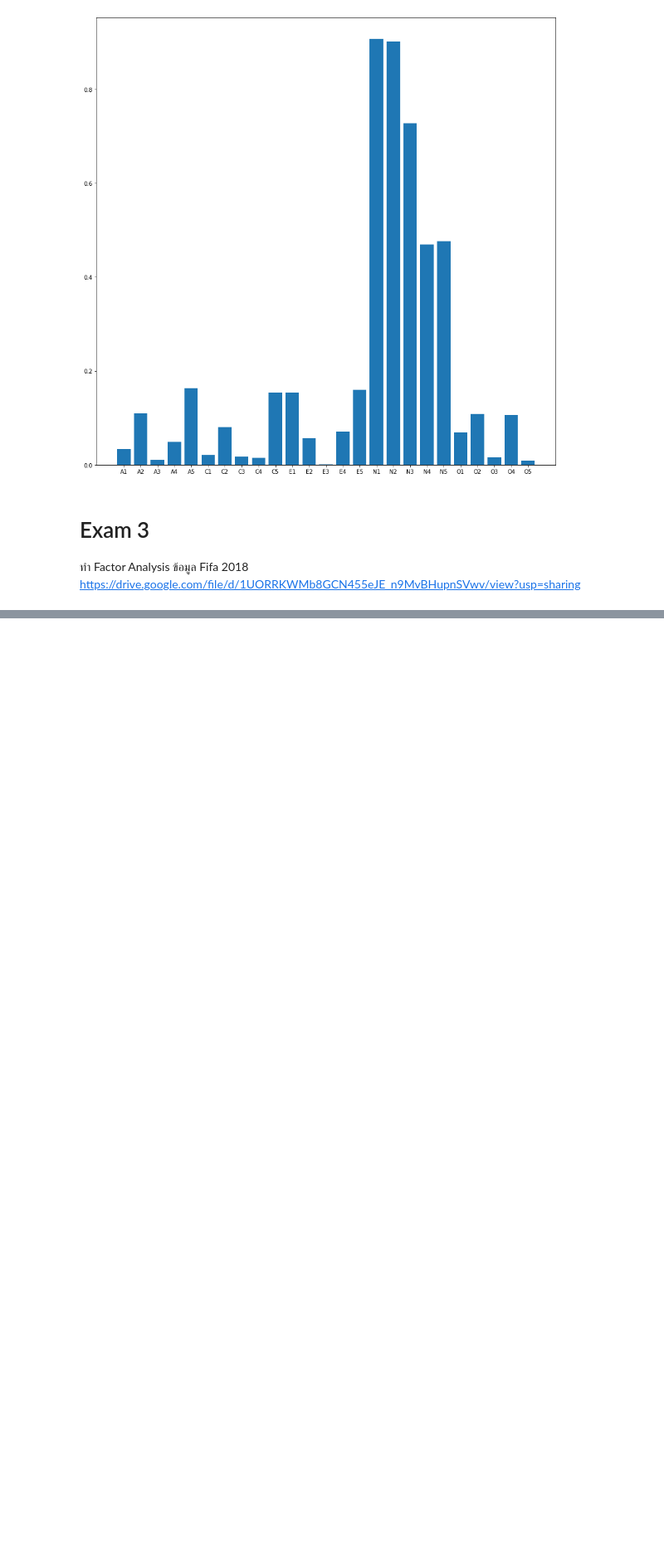
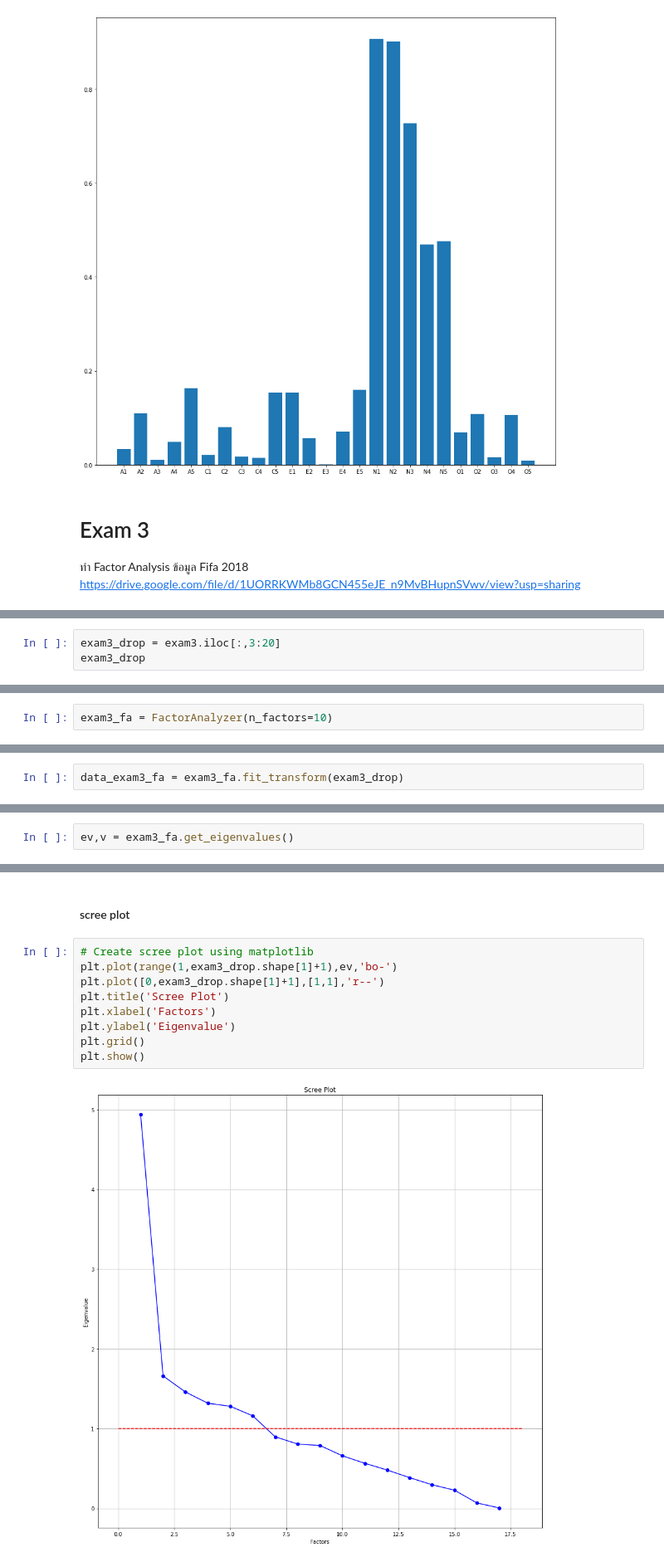
Before and after one commit to Jiraporn-klobrat/multivariate-, a Jupyter notebook: Chapter_5_Factor_Analysis.ipynb, the cells around one changed output, grey strips where cells are left out. Shown at 83% size. Saved outputs shown, nothing was run; the diff lists cells and outputs as text; blank space fills up the shorter version.

Commit message:
Exam 03

```diff
--- a/Chapter_5_Factor_Analysis.ipynb
+++ b/Chapter_5_Factor_Analysis.ipynb
@@ -259,0 +308,3 @@ https://drive.google.com/file/d/1UORRKWMb8GCN455eJE_n9MvBHupnSVwv/view?usp=shari
+# %%
+exam3_drop = exam3.iloc[:,3:20]
+exam3_drop
@@ -259,0 +355,2 @@ https://drive.google.com/file/d/1UORRKWMb8GCN455eJE_n9MvBHupnSVwv/view?usp=shari
+# %%
+exam3_fa = FactorAnalyzer(n_factors=10)
@@ -259,0 +359,2 @@ https://drive.google.com/file/d/1UORRKWMb8GCN455eJE_n9MvBHupnSVwv/view?usp=shari
+# %%
+data_exam3_fa = exam3_fa.fit_transform(exam3_drop)
@@ -259,0 +367,2 @@ https://drive.google.com/file/d/1UORRKWMb8GCN455eJE_n9MvBHupnSVwv/view?usp=shari
+# %%
+ev,v = exam3_fa.get_eigenvalues()
@@ -259,0 +378,13 @@ https://drive.google.com/file/d/1UORRKWMb8GCN455eJE_n9MvBHupnSVwv/view?usp=shari
+# %% [markdown]
+#### scree plot
+# %%
+# Create scree plot using matplotlib
+plt.plot(range(1,exam3_drop.shape[1]+1),ev,'bo-')
+plt.plot([0,exam3_drop.shape[1]+1],[1,1],'r--')
+plt.title('Scree Plot')
+plt.xlabel('Factors')
+plt.ylabel('Eigenvalue')
+plt.grid()
+plt.show()
+# %% [output]
+[figure, added]
```
Also changed, not shown: parts of 41 cells of this notebook.
